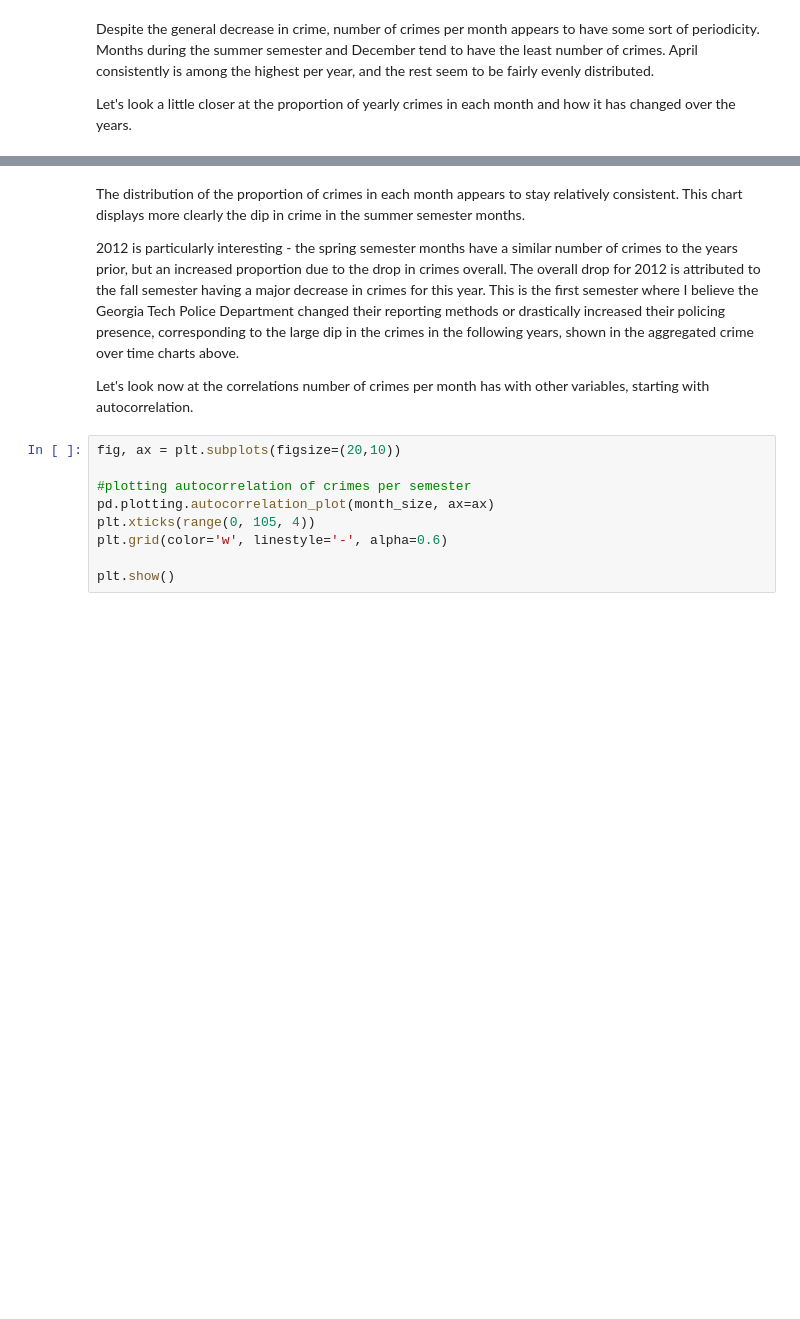
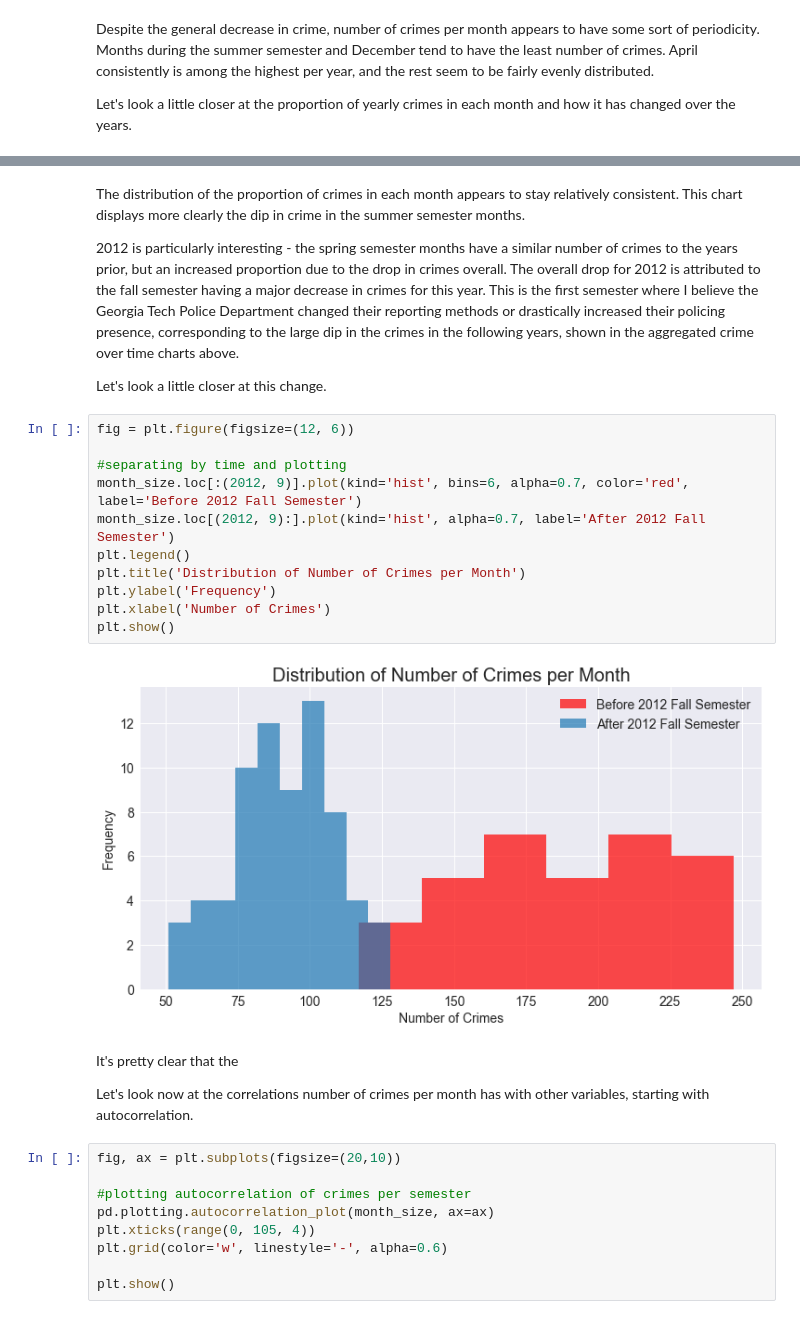
Before and after one commit to pspratling/Forecasting-Crime-around-the-Georgia-Tech-Campus, a Jupyter notebook: IPython notebooks/Exploratory Data Analysis.ipynb, the cells around one changed output, grey strips where cells are left out. Drawn from its saved outputs; the diff is of its cells as text; blank space fills up the shorter version.

```diff
--- a/IPython notebooks/Exploratory Data Analysis.ipynb
+++ b/IPython notebooks/Exploratory Data Analysis.ipynb
@@ -255,7 +254,24 @@ The distribution of the proportion of crimes in each month appears to stay relat
 
 2012 is particularly interesting - the spring semester months have a similar number of crimes to the years prior, but an increased proportion due to the drop in crimes overall. The overall drop for 2012 is attributed to the fall semester having a major decrease in crimes for this year. This is the first semester where I believe the Georgia Tech Police Department changed their reporting methods or drastically increased their policing presence, corresponding to the large dip in the crimes in the following years, shown in the aggregated crime over time charts above.
 
-Let's look now at the correlations number of crimes per month has with other variables, starting with autocorrelation.
+Let's look a little closer at this change.
+# %%
+fig = plt.figure(figsize=(12, 6))
+
+#separating by time and plotting
+month_size.loc[:(2012, 9)].plot(kind='hist', bins=6, alpha=0.7, color='red', label='Before 2012 Fall Semester')
+month_size.loc[(2012, 9):].plot(kind='hist', alpha=0.7, label='After 2012 Fall Semester')
+plt.legend()
+plt.title('Distribution of Number of Crimes per Month')
+plt.ylabel('Frequency')
+plt.xlabel('Number of Crimes')
+plt.show()
+# %% [output]
+[figure, added]
+# %% [markdown]
+It's pretty clear that the
+
+Let's look now at the correlations number of crimes per month has with other variables, starting with autocorrelation.
 # %%
 fig, ax = plt.subplots(figsize=(20,10))
 
```
Also changed, not shown: parts of 5 cells of this notebook.
